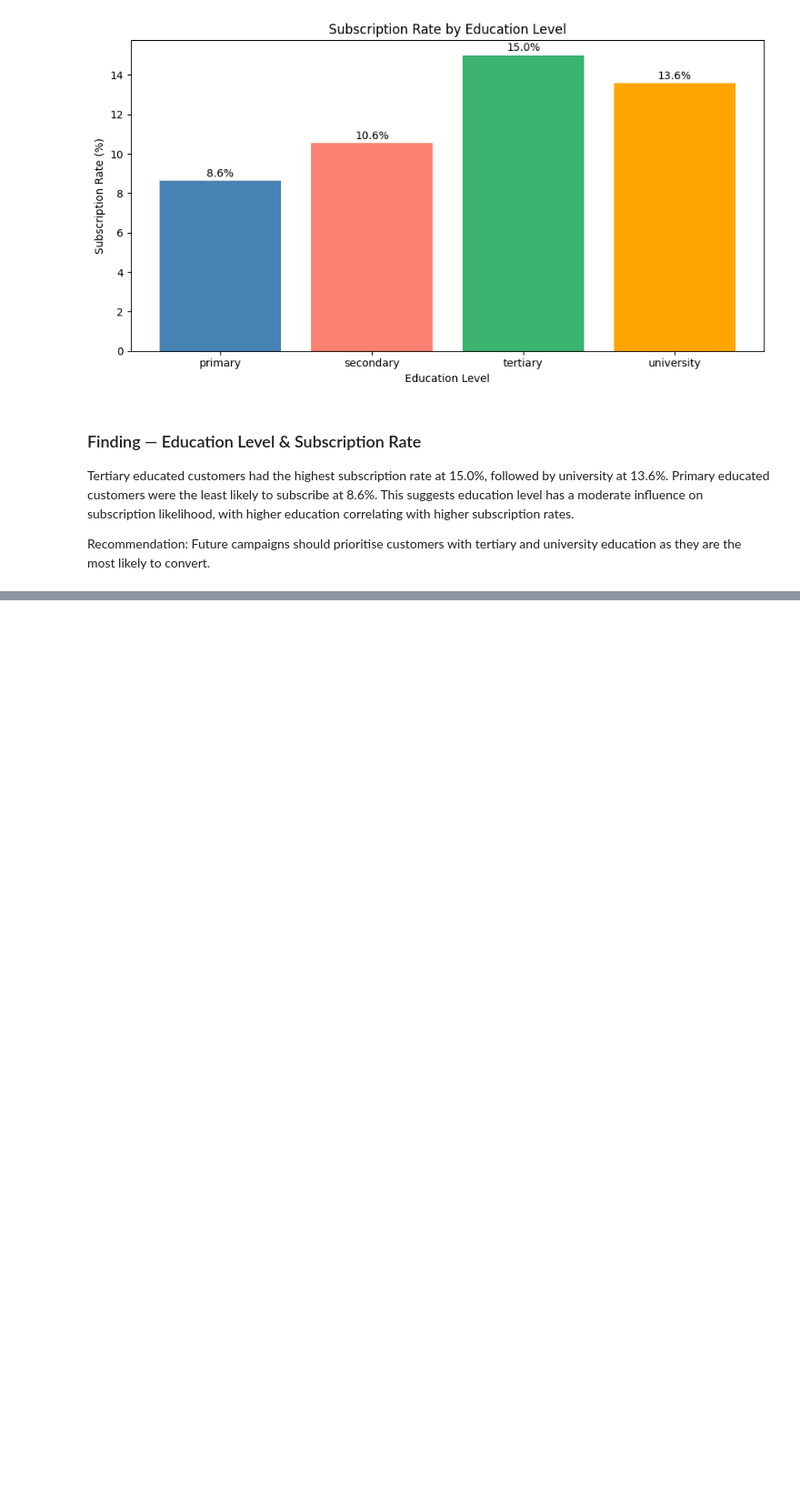
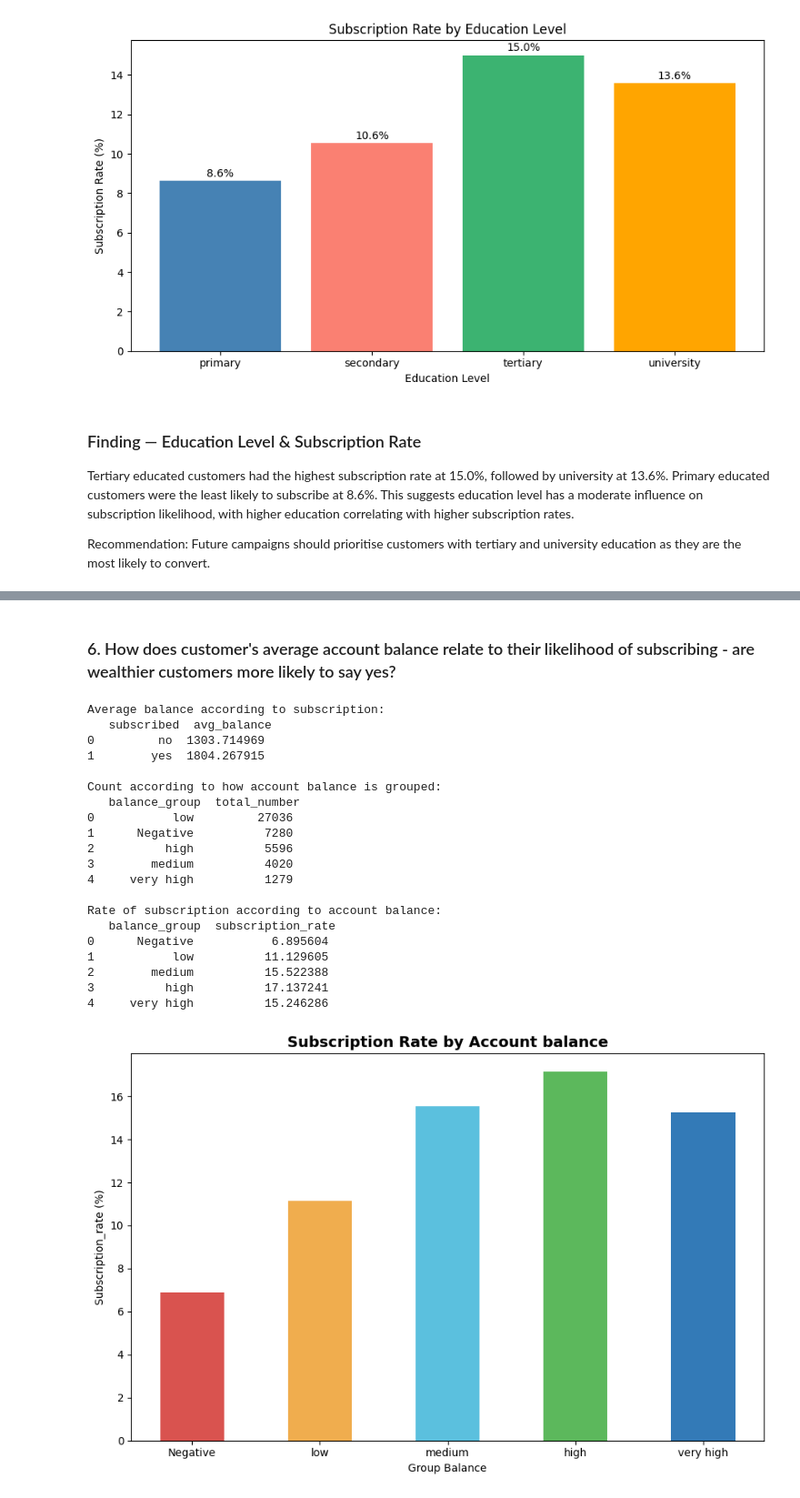
Before and after one commit to MIKE-BRIA/bankmarketing, a Jupyter notebook: notebooks/data_cleaning.ipynb, the cells around one changed output, grey strips where cells are left out. Shown at 91% size. Drawn from its saved outputs; the diff is of its cells as text; code cells hidden in the pictures; blank space fills up the shorter version.

```diff
--- a/notebooks/data_cleaning.ipynb
+++ b/notebooks/data_cleaning.ipynb
@@ -364,0 +419,56 @@ tertiary and university education as they are the most likely to convert.
+# %% [markdown]
+### 6. How does customer's average account balance relate to their likelihood of subscribing - are wealthier customers more likely to say yes?
+# %%
+## first let's compare average balance by subscription
+
+balance_sub = df.groupby('y')['balance'].mean().reset_index()
+balance_sub.columns = ['subscribed','avg_balance']
+
+print(f'Average balance according to subscription:\n',balance_sub)
+
+bins = [-float('inf') ,0,1500,2500,8000,float('inf')]
+labels = ['Negative','low','medium','high','very high']
+
+df['balance_group'] = pd.cut(df['balance'],bins=bins,labels=labels)
+
+balance_count = df['balance_group'].value_counts().reset_index()
+balance_count.columns = ['balance_group','total_number']
+print(f'\nCount according to how account balance is grouped: \n',balance_count)
+
+## those who subscribed according to the balance group
+balance_rate = df.groupby('balance_group')['y'].apply(lambda x: (x == 'yes').sum()/len(x) * 100).reset_index()
+balance_rate.columns = ['balance_group','subscription_rate']
+print(f'\nRate of subscription according to account balance:\n',balance_rate)
+
+## Visualising rate of subscription according to ones balance
+plt.figure(figsize=(9,6))
+colors = ['#d9534f', '#f0ad4e', '#5bc0de', '#5cb85c', '#337ab7']
+plt.bar(balance_rate['balance_group'],balance_rate['subscription_rate'],color=colors,width=0.5)
+plt.title('Subscription Rate by Account balance', fontsize=14,fontweight='bold')
+plt.xlabel('Group Balance')
+plt.ylabel('Subscription_rate (%)')
+
+plt.tight_layout()
+plt.show()
+# %% [output]
+Average balance according to subscription:
+   subscribed  avg_balance
+0         no  1303.714969
+1        yes  1804.267915
+
+Count according to how account balance is grouped:
+   balance_group  total_number
+0           low         27036
+1      Negative          7280
+2          high          5596
+3        medium          4020
+4     very high          1279
+
+Rate of subscription according to account balance:
+   balance_group  subscription_rate
+0      Negative           6.895604
+1           low          11.129605
+2        medium          15.522388
+3          high          17.137241
+4     very high          15.246286
+[figure, added]
```
Also changed, not shown: parts of 4 cells of this notebook.
